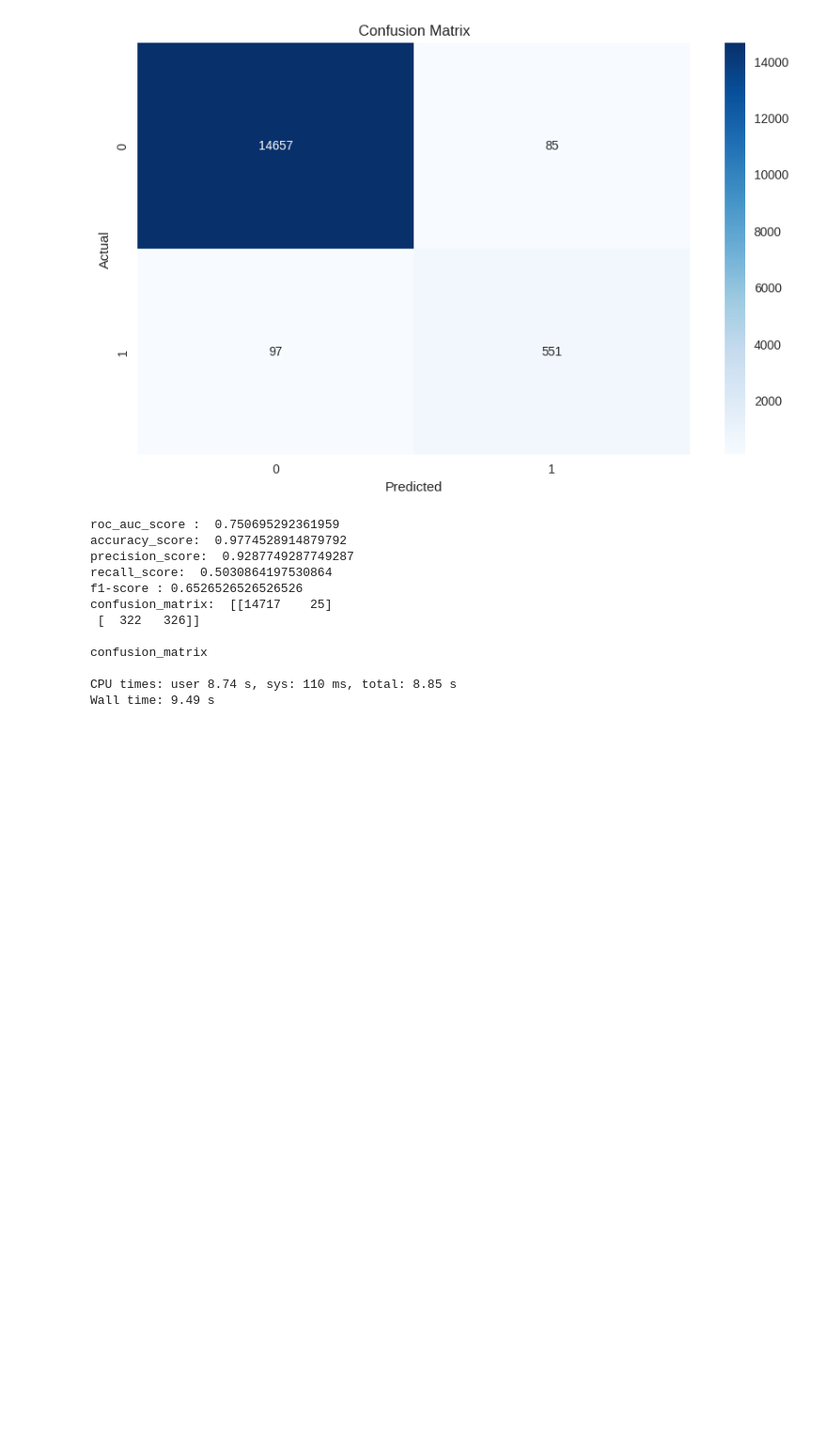
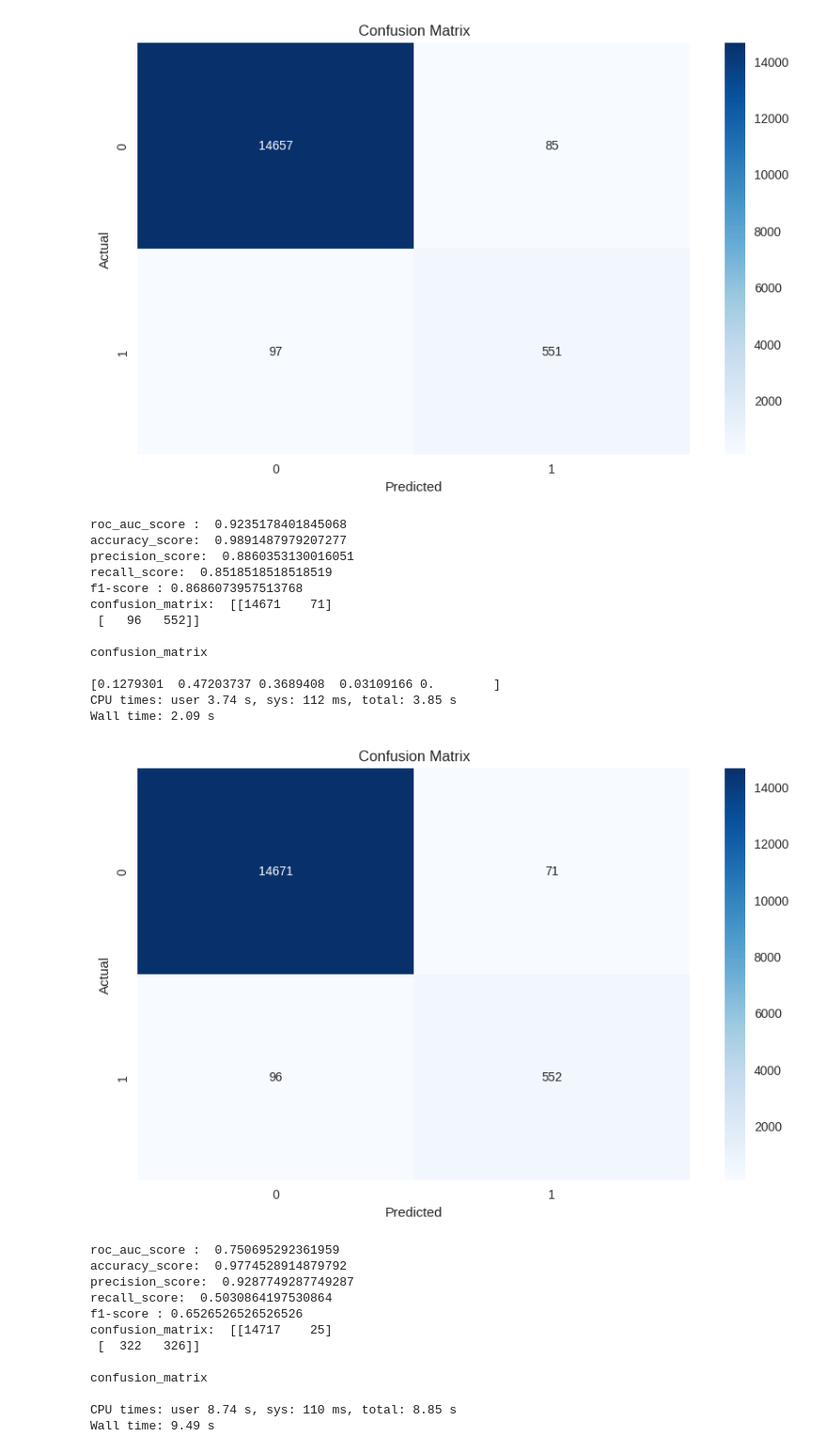
Before and after one commit to Zarebin/nextgen-06, a Jupyter notebook: science/projects/Ghazaleh Mahmoudi/01-main-content/main_content_detection.ipynb, the cells around one changed output. Shown at 94% size. Cells and saved outputs as stored; diff of their text form; code cells hidden in the pictures; blank space fills up the shorter version.

```diff
--- a/science/projects/Ghazaleh Mahmoudi/01-main-content/main_content_detection.ipynb
+++ b/science/projects/Ghazaleh Mahmoudi/01-main-content/main_content_detection.ipynb
@@ -182,6 +183,11 @@ plt.style.use('seaborn')
 # %%
 def train_test_split_(dataset):
     dataset[dataset["label"] == 2]["label"] = 0
+    dataset['content lengh'] = dataset['content lengh'].astype(int)
+    dataset['depth'] = dataset['depth'].astype(int)
+    dataset['title_content_intersection_ratio'] = dataset['title_content_intersection_ratio'].astype(float)
+    dataset['depth_normalize'] = dataset['depth_normalize'].astype(float)
+    dataset['words in content'] = dataset['words in content'].astype(float)
     dataset['label'] = dataset['label'].astype(bool)
     X = dataset.drop(['label', 'content'],axis=1)
     y = dataset['label']
@@ -263,7 +269,8 @@ def xgboost_classifier(x_train, x_test, y_train, y_test):
     xgb_cl.fit(x_train, y_train)
     y_pred = xgb_cl.predict(x_test)
     model_result(y_test,y_pred, version='XGBClassifier')
-    xgb_cl.feature_importances_
+    print(xgb_cl.feature_importances_)
+    return xgb_cl
 
 def SVM_classifier(x_train, x_test, y_train, y_test):
     # define outlier detection model
@@ -354,7 +363,22 @@ Wall time: 2.91 s
 [figure]
 # %%
 %%time
-xgboost_classifier(x_train, x_test, y_train, y_test)
+xgb_model = xgboost_classifier(x_train, x_test, y_train, y_test)
+# %% [output]
+roc_auc_score :  0.9235178401845068
+accuracy_score:  0.9891487979207277
+precision_score:  0.8860353130016051
+recall_score:  0.8518518518518519
+f1-score : 0.8686073957513768
+confusion_matrix:  [[14671    71]
+ [   96   552]]
+
+confusion_matrix
+
+[0.1279301  0.47203737 0.3689408  0.03109166 0.        ]
+CPU times: user 3.74 s, sys: 112 ms, total: 3.85 s
+Wall time: 2.09 s
+[figure, added]
 # %%
 %%time
 SVM_classifier(x_train, x_test, y_train, y_test)
```
Also changed, not shown: parts of 8 cells of this notebook.
